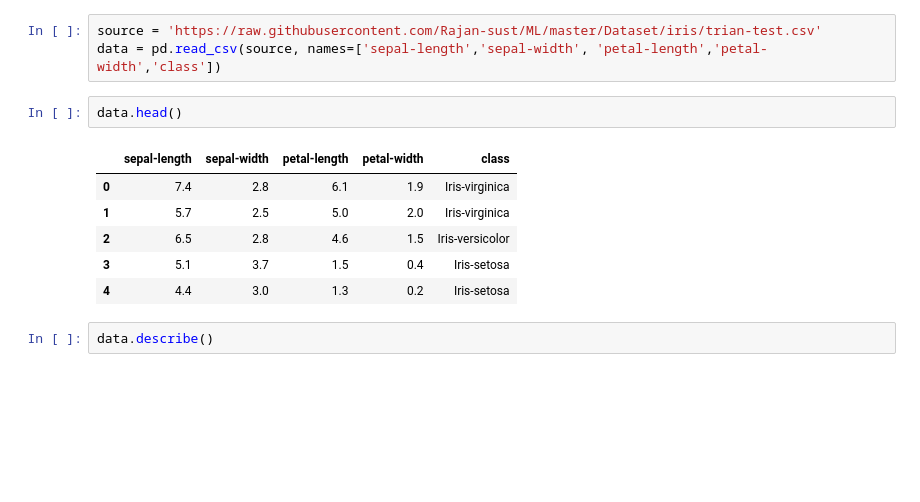
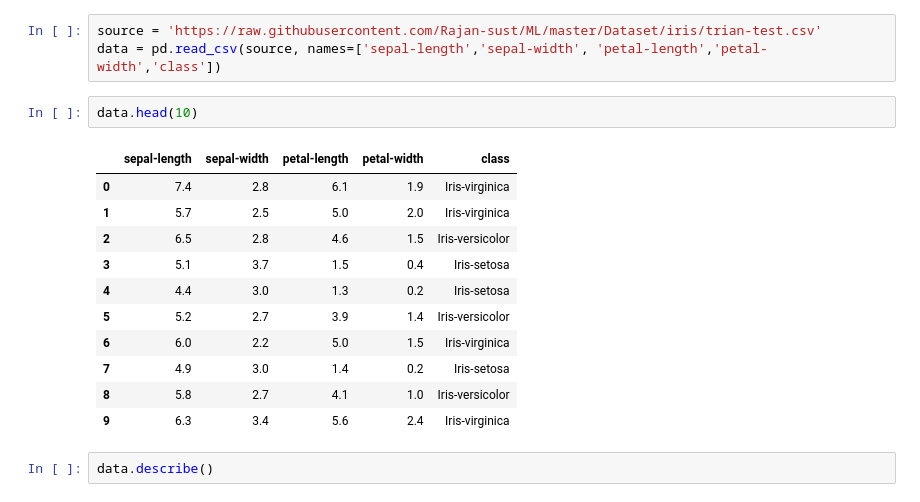
Before and after one commit to Rajan-sust/DataScience, a Jupyter notebook: Analysis-on-Iris-Data/Iris_EDA.ipynb, the cells around one changed output. Saved outputs shown, nothing was run; the diff lists cells and outputs as text; blank space fills up the shorter version.

```diff
--- a/Analysis-on-Iris-Data/Iris_EDA.ipynb
+++ b/Analysis-on-Iris-Data/Iris_EDA.ipynb
@@ -7,14 +7,19 @@ import pandas as pd
 source = 'https://raw.githubusercontent.com/Rajan-sust/ML/master/Dataset/iris/trian-test.csv'
 data = pd.read_csv(source, names=['sepal-length','sepal-width', 'petal-length','petal-width','class'])
 # %%
-data.head()
+data.head(10)
 # %% [output]
 |  | sepal-length | sepal-width | petal-length | petal-width | class |
 | 0 | 7.4 | 2.8 | 6.1 | 1.9 | Iris-virginica |
 | 1 | 5.7 | 2.5 | 5.0 | 2.0 | Iris-virginica |
 | 2 | 6.5 | 2.8 | 4.6 | 1.5 | Iris-versicolor |
 | 3 | 5.1 | 3.7 | 1.5 | 0.4 | Iris-setosa |
 | 4 | 4.4 | 3.0 | 1.3 | 0.2 | Iris-setosa |
+| 5 | 5.2 | 2.7 | 3.9 | 1.4 | Iris-versicolor |
+| 6 | 6.0 | 2.2 | 5.0 | 1.5 | Iris-virginica |
+| 7 | 4.9 | 3.0 | 1.4 | 0.2 | Iris-setosa |
+| 8 | 5.8 | 2.7 | 4.1 | 1.0 | Iris-versicolor |
+| 9 | 6.3 | 3.4 | 5.6 | 2.4 | Iris-virginica |
 # %%
 data.describe()
 # %% [output]
```
